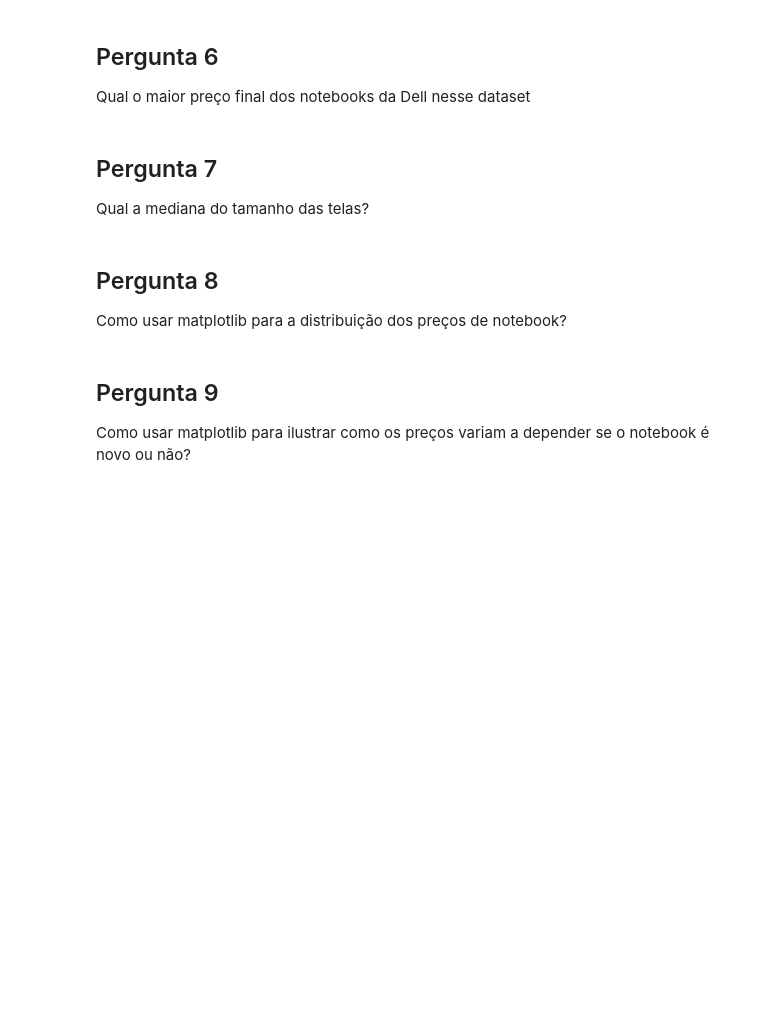
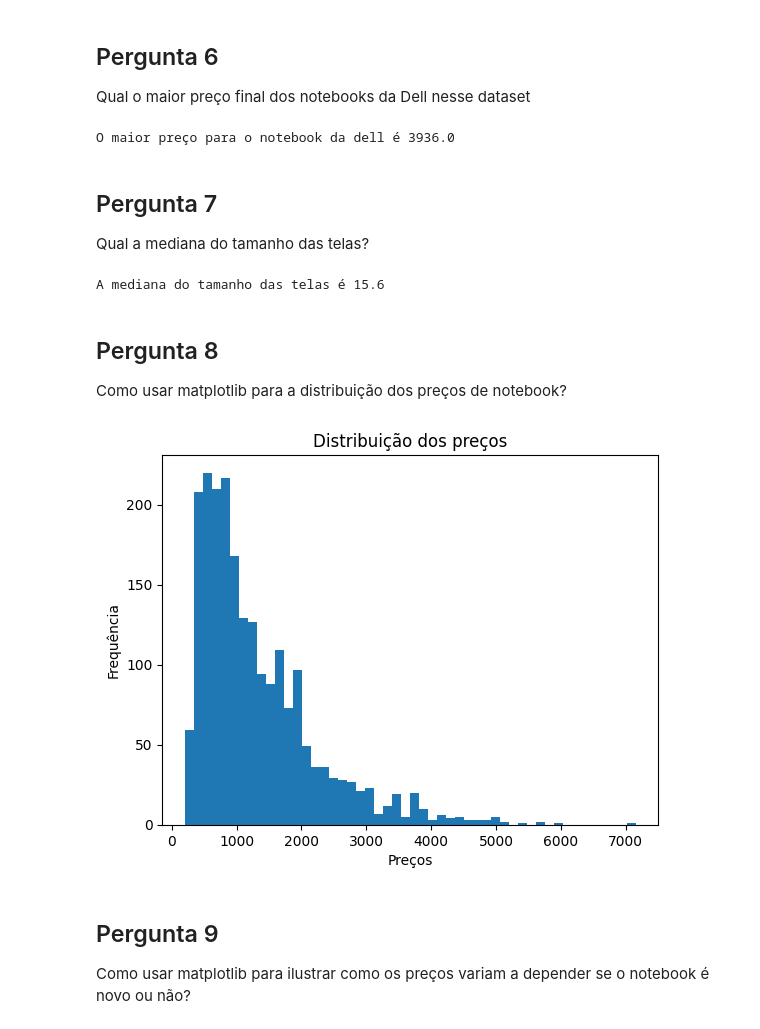
Before and after one commit to magyar1998/Curso-Machine-learning-Churn-Olist-teomewhy, a Jupyter notebook: Cópia_de_Aula_1_Exercicios.ipynb, the cells around one changed output. Drawn from its saved outputs; the diff is of its cells as text; code cells hidden in the pictures; blank space fills up the shorter version.

```diff
--- a/Cópia_de_Aula_1_Exercicios.ipynb
+++ b/Cópia_de_Aula_1_Exercicios.ipynb
@@ -37,3 +43,6 @@ Qual a versão do pandas utilizada?
 ## Pergunta 2
 
 Como utilizar pandas para importar (ler) o arquivo csv que foi baixado?
+# %%
+df = pd.read_csv("/content/laptops.csv")
+df.head(5)
@@ -53,14 +92,35 @@ Quantas colunas no dataset tem valores faltantes (nulos)?
 ## Pergunta 6
 
 Qual o maior preço final dos notebooks da Dell nesse dataset
+# %%
+max_dell = df['Final Price'][df['Brand'] == 'Dell'].max()
+
+print(f"O maior preço para o notebook da dell é {max_dell}")
+# %% [output]
+O maior preço para o notebook da dell é 3936.0
 # %% [markdown]
 ## Pergunta 7
 
 Qual a mediana do tamanho das telas?
+# %%
+print(f"A mediana do tamanho das telas é {df['Screen'].median()}")
+# %% [output]
+A mediana do tamanho das telas é 15.6
 # %% [markdown]
 ## Pergunta 8
 
 Como usar matplotlib para a distribuição dos preços de notebook?
+# %%
+import matplotlib.pyplot as plt
+
+
+plt.hist(df['Final Price'], bins = 50)
+plt.title('Distribuição dos preços')
+plt.xlabel('Preços')
+plt.ylabel('Frequência')
+plt.show()
+# %% [output]
+[figure, added]
 # %% [markdown]
 ## Pergunta 9
 
```
Also changed, not shown: parts of 7 cells of this notebook.
